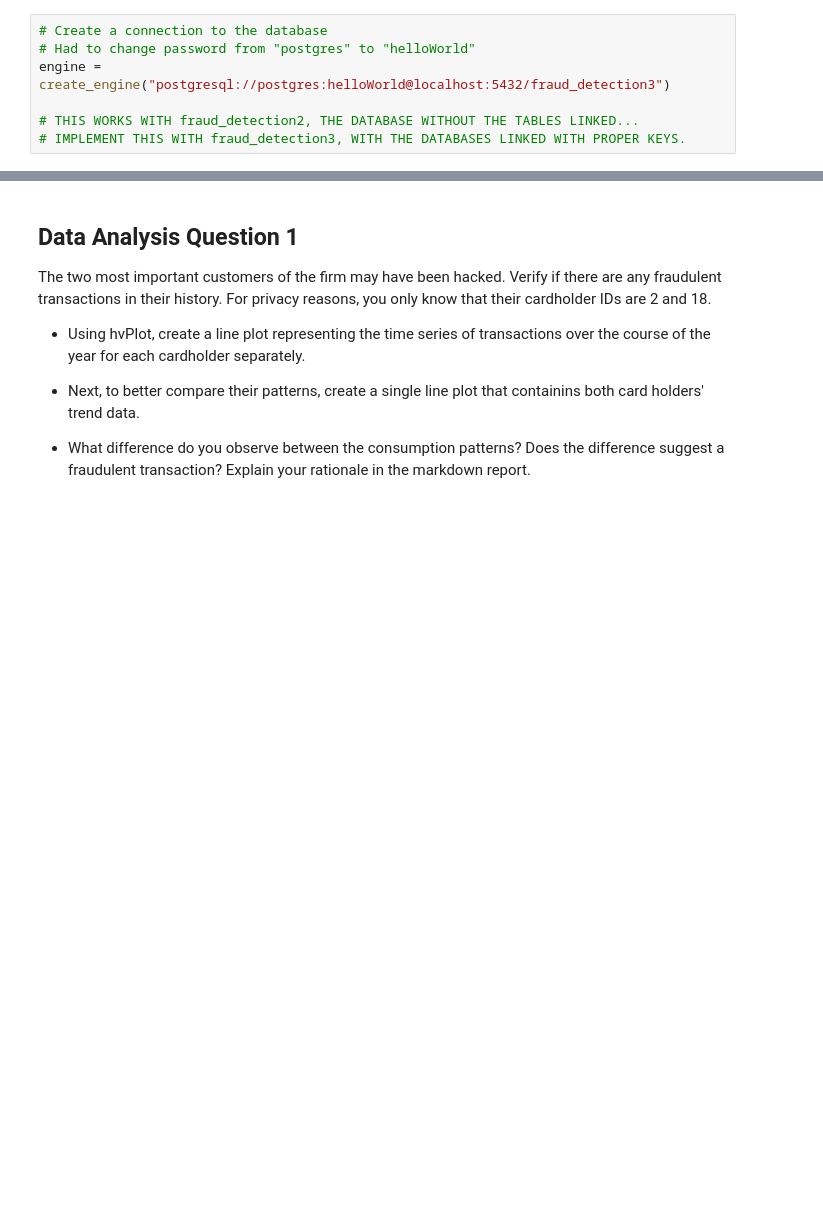
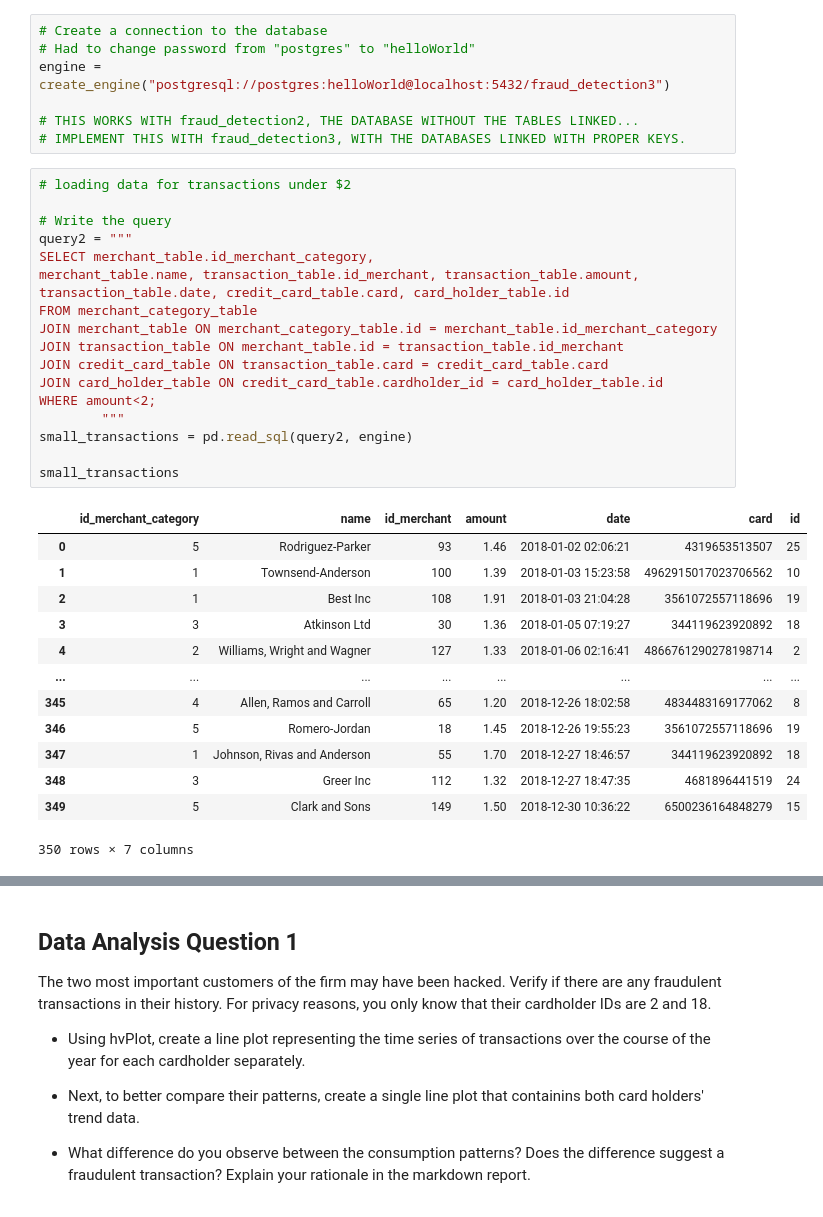
Before and after one commit to MontgomeryG/python-homework, a Jupyter notebook: Module 7 Challenge/Starter_Files/visual_data_analysis.ipynb, the cells around one changed output, grey strips where cells are left out. Saved outputs shown, nothing was run; the diff lists cells and outputs as text; blank space fills up the shorter version.

Commit message:
transactions almost done, then time to do extra challenge

```diff
--- a/Module 7 Challenge/Starter_Files/visual_data_analysis.ipynb
+++ b/Module 7 Challenge/Starter_Files/visual_data_analysis.ipynb
@@ -117,3 +88,35 @@ engine = create_engine("postgresql://postgres:helloWorld@localhost:5432/fraud_de
 
 # THIS WORKS WITH fraud_detection2, THE DATABASE WITHOUT THE TABLES LINKED...
 # IMPLEMENT THIS WITH fraud_detection3, WITH THE DATABASES LINKED WITH PROPER KEYS.
+# %%
+# loading data for transactions under $2
+
+# Write the query
+query2 = """
+SELECT merchant_table.id_merchant_category,
+merchant_table.name, transaction_table.id_merchant, transaction_table.amount,
+transaction_table.date, credit_card_table.card, card_holder_table.id
+FROM merchant_category_table
+JOIN merchant_table ON merchant_category_table.id = merchant_table.id_merchant_category
+JOIN transaction_table ON merchant_table.id = transaction_table.id_merchant
+JOIN credit_card_table ON transaction_table.card = credit_card_table.card
+JOIN card_holder_table ON credit_card_table.cardholder_id = card_holder_table.id
+WHERE amount<2;
+        """
+small_transactions = pd.read_sql(query2, engine)
+
+small_transactions
+# %% [output]
+|  | id_merchant_category | name | id_merchant | amount | date | card | id |
+| 0 | 5 | Rodriguez-Parker | 93 | 1.46 | 2018-01-02 02:06:21 | 4319653513507 | 25 |
+| 1 | 1 | Townsend-Anderson | 100 | 1.39 | 2018-01-03 15:23:58 | 4962915017023706562 | 10 |
+| 2 | 1 | Best Inc | 108 | 1.91 | 2018-01-03 21:04:28 | 3561072557118696 | 19 |
+| 3 | 3 | Atkinson Ltd | 30 | 1.36 | 2018-01-05 07:19:27 | 344119623920892 | 18 |
+| 4 | 2 | Williams, Wright and Wagner | 127 | 1.33 | 2018-01-06 02:16:41 | 4866761290278198714 | 2 |
+| ... | ... | ... | ... | ... | ... | ... | ... |
+| 345 | 4 | Allen, Ramos and Carroll | 65 | 1.20 | 2018-12-26 18:02:58 | 4834483169177062 | 8 |
+| 346 | 5 | Romero-Jordan | 18 | 1.45 | 2018-12-26 19:55:23 | 3561072557118696 | 19 |
+| 347 | 1 | Johnson, Rivas and Anderson | 55 | 1.70 | 2018-12-27 18:46:57 | 344119623920892 | 18 |
+| 348 | 3 | Greer Inc | 112 | 1.32 | 2018-12-27 18:47:35 | 4681896441519 | 24 |
+| 349 | 5 | Clark and Sons | 149 | 1.50 | 2018-12-30 10:36:22 | 6500236164848279 | 15 |
+350 rows × 7 columns
```
Also changed, not shown: parts of 49 cells of this notebook, 1 other file.
